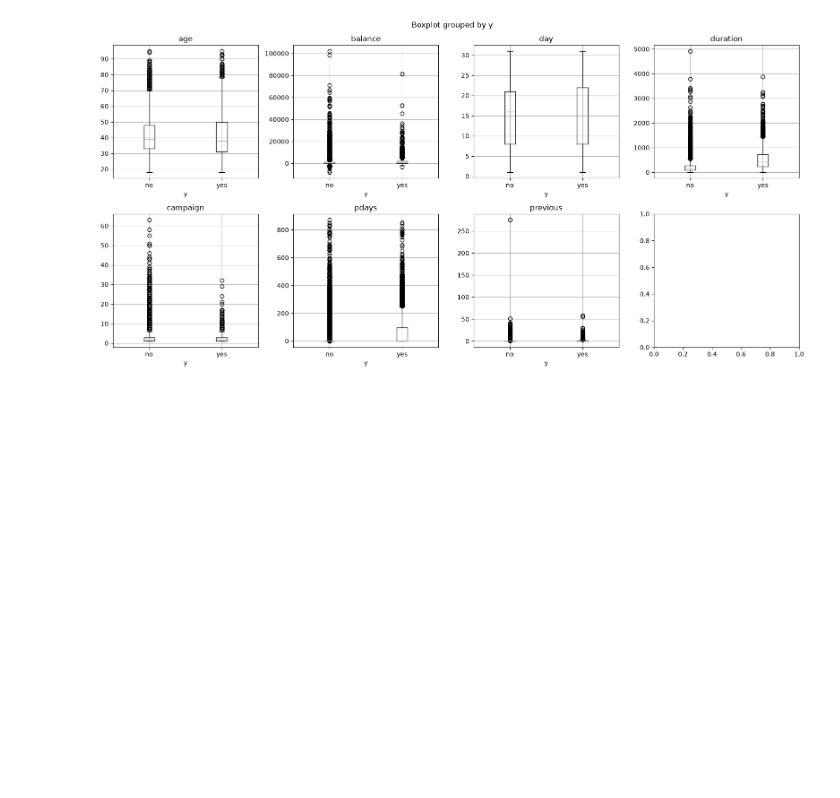
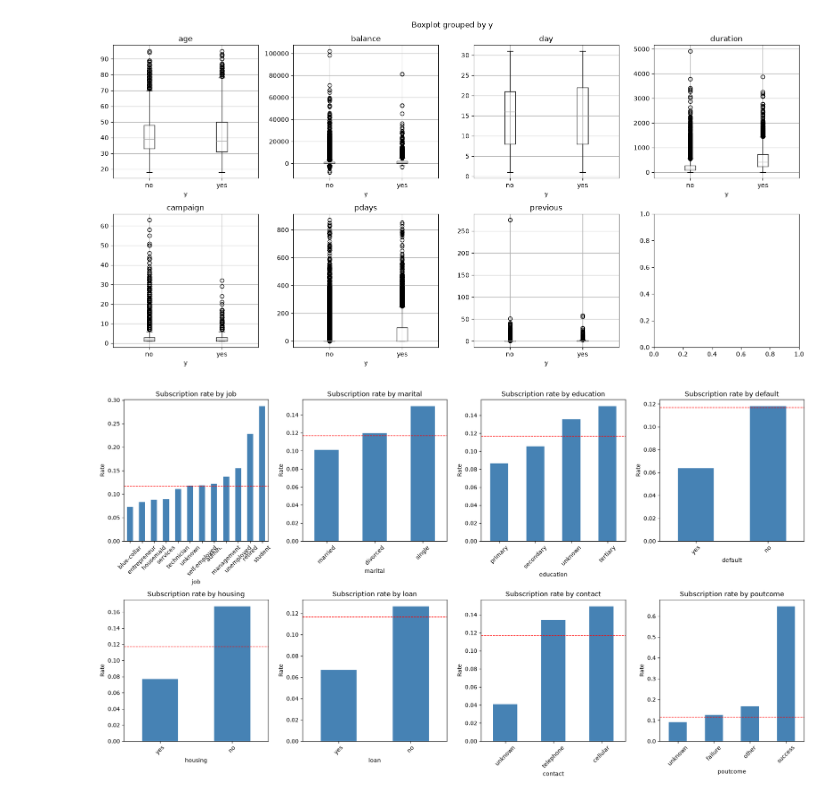
Before and after one commit to Ahsan-ops102/Bank-Marketing-ML, a Jupyter notebook: Bank Marketing ML/Bank.ipynb, the cells around one changed output. Cells and saved outputs as stored; diff of their text form; code cells hidden in the pictures; blank space fills up the shorter version.

```diff
--- a/Bank Marketing ML/Bank.ipynb
+++ b/Bank Marketing ML/Bank.ipynb
@@ -170,3 +170,21 @@ plt.tight_layout()
 plt.show()
 # %% [output]
 [figure]
+# %%
+categorical_features = ["job", "marital", "education", "default", "housing", "loan", "contact", "poutcome"]
+# %%
+fig, axes = plt.subplots(2, 4, figsize=(18, 10))
+axes = axes.flatten()
+
+for i, col in enumerate(categorical_features):
+    rate = df.groupby(col)["y"].apply(lambda x: (x == "yes").mean())
+    rate.sort_values().plot(kind="bar", ax=axes[i], color="steelblue")
+    axes[i].set_title(f"Subscription rate by {col}")
+    axes[i].set_ylabel("Rate")
+    axes[i].axhline(0.117, color="red", linestyle="--", linewidth=1)
+    axes[i].tick_params(axis="x", rotation=45)
+
+plt.tight_layout()
+plt.show()
+# %% [output]
+[figure, added]
```
Also changed, not shown: parts of 57 cells of this notebook, 1 other file.
